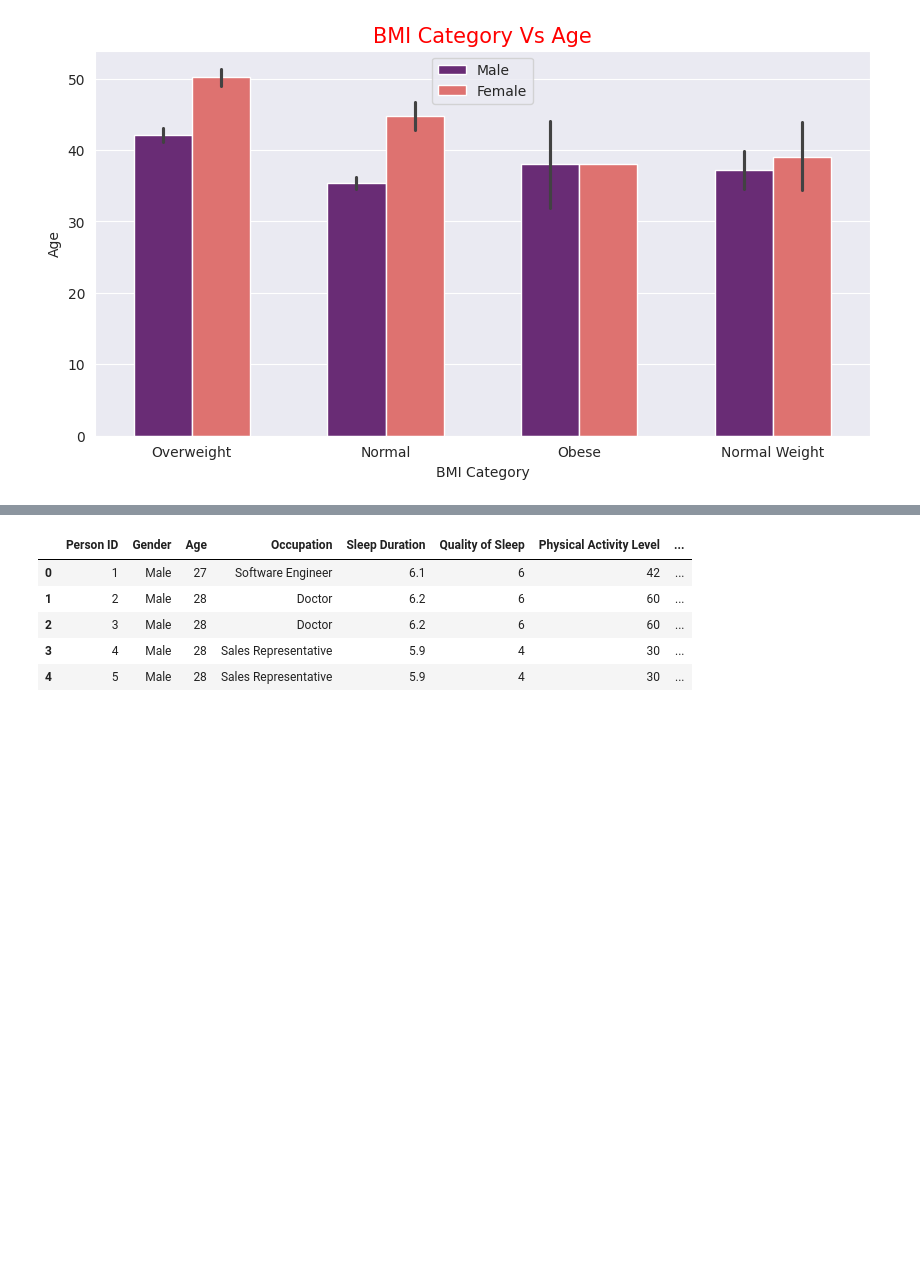
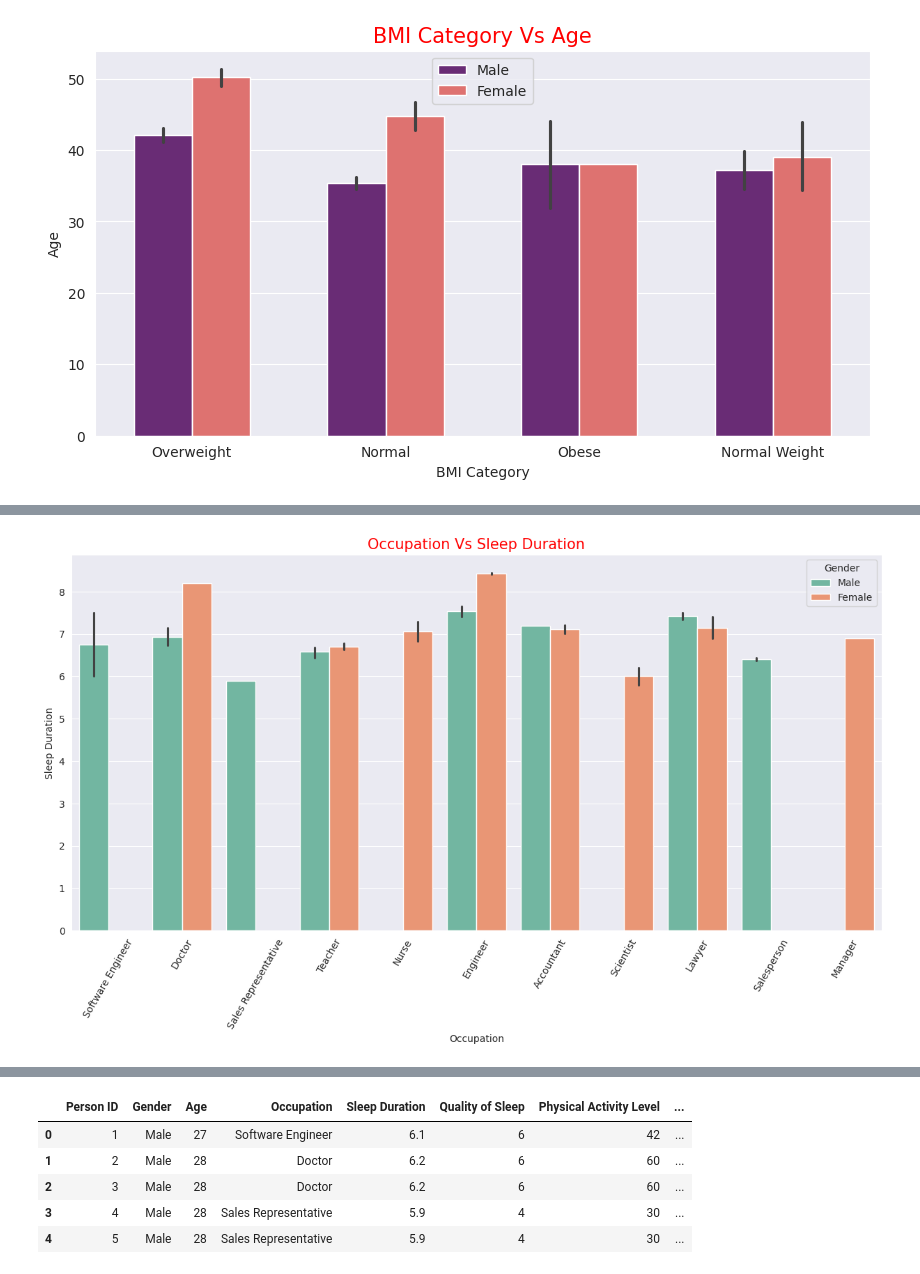
Before and after one commit to Muhammad-Musharraf/Data-Analysis-Project-Using-Python, a Jupyter notebook: Project_of_Sleep_health_and_lifestyle.ipynb, the cells around one changed output, grey strips where cells are left out. Saved outputs shown, nothing was run; the diff lists cells and outputs as text; code cells hidden in the pictures; blank space fills up the shorter version.

```diff
--- a/Project_of_Sleep_health_and_lifestyle.ipynb
+++ b/Project_of_Sleep_health_and_lifestyle.ipynb
@@ -444,0 +469,9 @@ with sns.axes_style('darkgrid'):
+# %%
+plt.figure(figsize=(15,7))
+with sns.axes_style('darkgrid'):
+  sns.barplot(data=df,x='Occupation',y='Sleep Duration',palette='Set2',hue='Gender')
+  plt.title('Occupation Vs Sleep Duration',fontsize=15,color='r')
+  plt.xticks(rotation=60)
+  plt.show()
+# %% [output]
+[figure, added]
```
Also changed, not shown: parts of 6 cells of this notebook.
